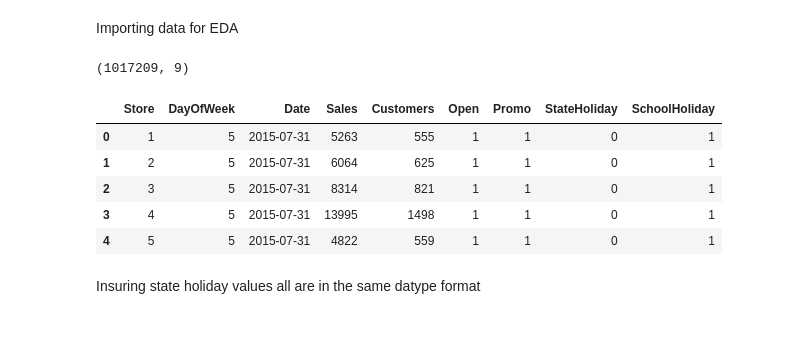
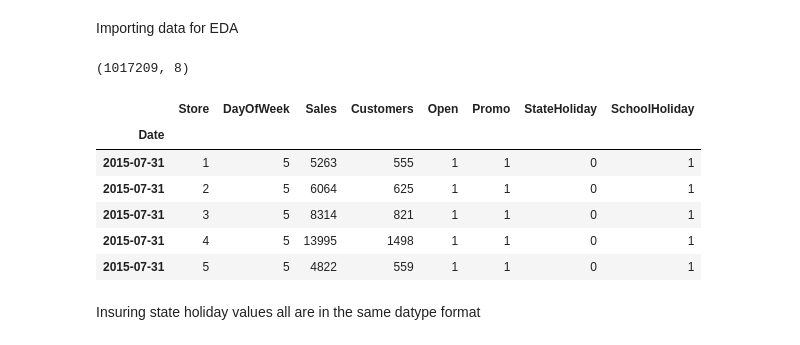
Before and after one commit to Amanzlastt/kifyaw4, a Jupyter notebook: notebooks/Eda.ipynb, the cells around one changed output. Saved outputs shown, nothing was run; the diff lists cells and outputs as text; code cells hidden in the pictures.

```diff
--- a/notebooks/Eda.ipynb
+++ b/notebooks/Eda.ipynb
@@ -12,16 +12,20 @@ import matplotlib.pyplot as plt
 import seaborn as sns
 # %%
 df_train = pd.read_csv("/content/drive/MyDrive/Week-4/rossmann-store-sales/train.csv")
+df_train['Date'] = pd.to_datetime(df_train['Date'])
+df_train.set_index("Date", inplace =True)
+
 print(df_train.shape)
 df_train.head()
 # %% [output]
-(1017209, 9)
+(1017209, 8)
-|  | Store | DayOfWeek | Date | Sales | Customers | Open | Promo | StateHoliday | SchoolHoliday |
-| 0 | 1 | 5 | 2015-07-31 | 5263 | 555 | 1 | 1 | 0 | 1 |
-| 1 | 2 | 5 | 2015-07-31 | 6064 | 625 | 1 | 1 | 0 | 1 |
-| 2 | 3 | 5 | 2015-07-31 | 8314 | 821 | 1 | 1 | 0 | 1 |
-| 3 | 4 | 5 | 2015-07-31 | 13995 | 1498 | 1 | 1 | 0 | 1 |
-| 4 | 5 | 5 | 2015-07-31 | 4822 | 559 | 1 | 1 | 0 | 1 |
+|  | Store | DayOfWeek | Sales | Customers | Open | Promo | StateHoliday | SchoolHoliday |
+| Date |  |  |  |  |  |  |  |  |
+| 2015-07-31 | 1 | 5 | 5263 | 555 | 1 | 1 | 0 | 1 |
+| 2015-07-31 | 2 | 5 | 6064 | 625 | 1 | 1 | 0 | 1 |
+| 2015-07-31 | 3 | 5 | 8314 | 821 | 1 | 1 | 0 | 1 |
+| 2015-07-31 | 4 | 5 | 13995 | 1498 | 1 | 1 | 0 | 1 |
+| 2015-07-31 | 5 | 5 | 4822 | 559 | 1 | 1 | 0 | 1 |
 # %% [markdown]
 Insuring state holiday values all are in the same datype format
 # %%
```
Also changed, not shown: parts of 22 cells of this notebook.
